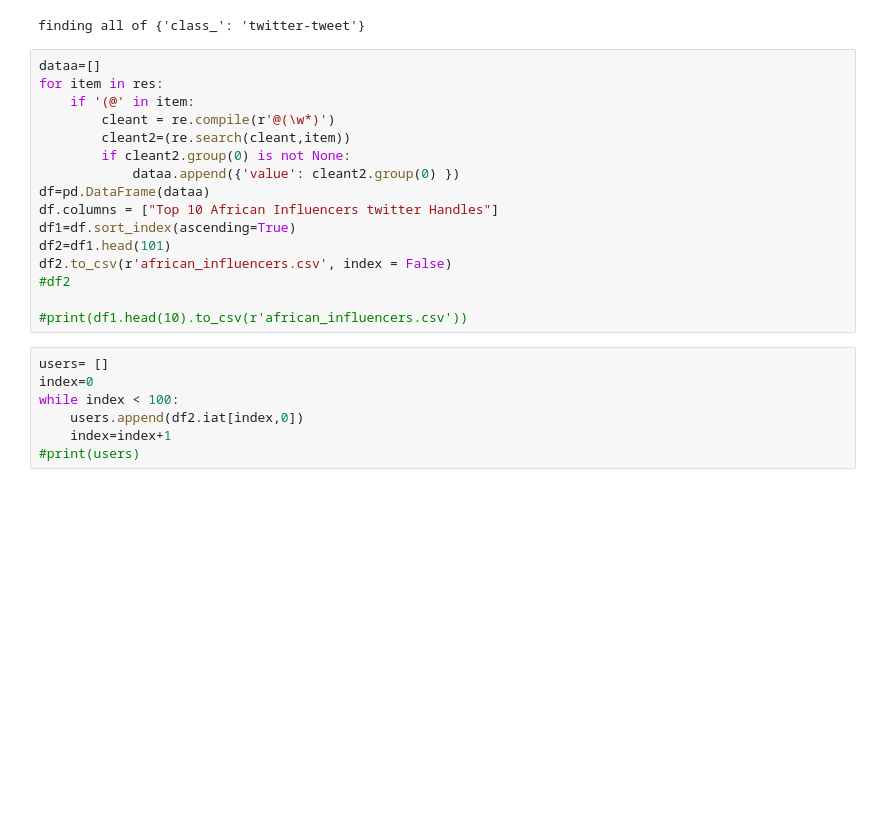
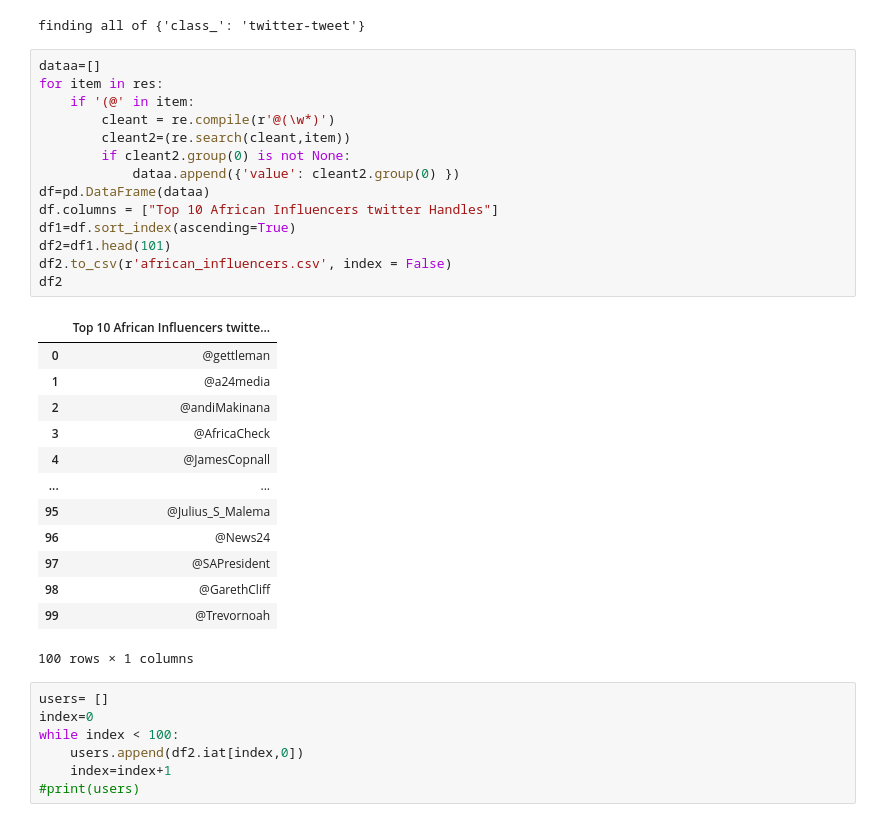
Before and after one commit to munyolec/twitter-analysis, a Jupyter notebook: Final_Twitter_popularity_score.ipynb, the cells around one changed output. Saved outputs shown, nothing was run; the diff lists cells and outputs as text; blank space fills up the shorter version.

Commit message:
Ranking influencers based on twitter data

```diff
--- a/Final_Twitter_popularity_score.ipynb
+++ b/Final_Twitter_popularity_score.ipynb
@@ -168,19 +168,31 @@ finding all of {'class_': 'twitter-tweet'}
 # %%
 dataa=[]
 for item in res:
     if '(@' in item:
         cleant = re.compile(r'@(\w*)')
         cleant2=(re.search(cleant,item))
         if cleant2.group(0) is not None:
             dataa.append({'value': cleant2.group(0) })
 df=pd.DataFrame(dataa)
 df.columns = ["Top 10 African Influencers twitter Handles"]
 df1=df.sort_index(ascending=True)
 df2=df1.head(101)
 df2.to_csv(r'african_influencers.csv', index = False)
-#df2
-
-#print(df1.head(10).to_csv(r'african_influencers.csv'))
+df2
+# %% [output]
+|  | Top 10 African Influencers twitte... |
+| 0 | @gettleman |
+| 1 | @a24media |
+| 2 | @andiMakinana |
+| 3 | @AfricaCheck |
+| 4 | @JamesCopnall |
+| ... | ... |
+| 95 | @Julius_S_Malema |
+| 96 | @News24 |
+| 97 | @SAPresident |
+| 98 | @GarethCliff |
+| 99 | @Trevornoah |
+100 rows × 1 columns
 # %%
 users= []
 index=0
```
